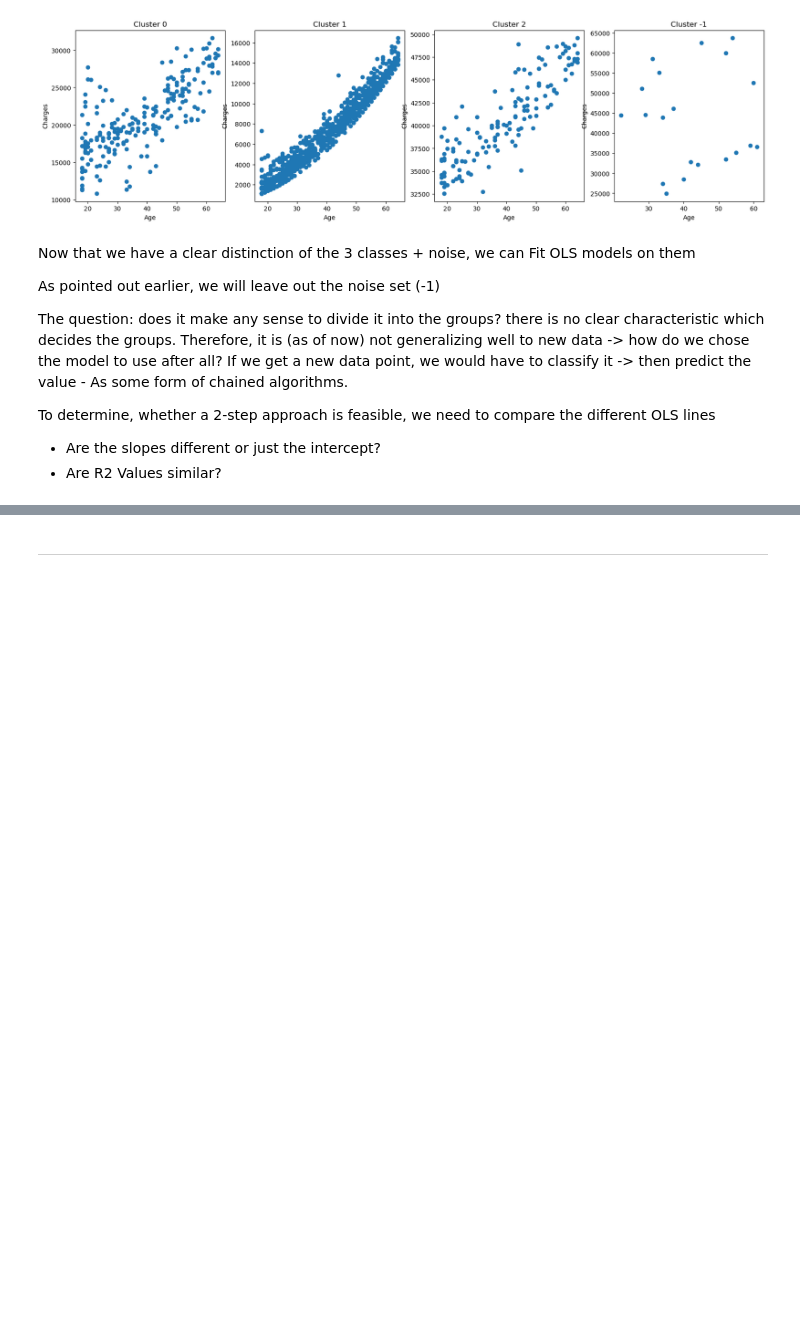
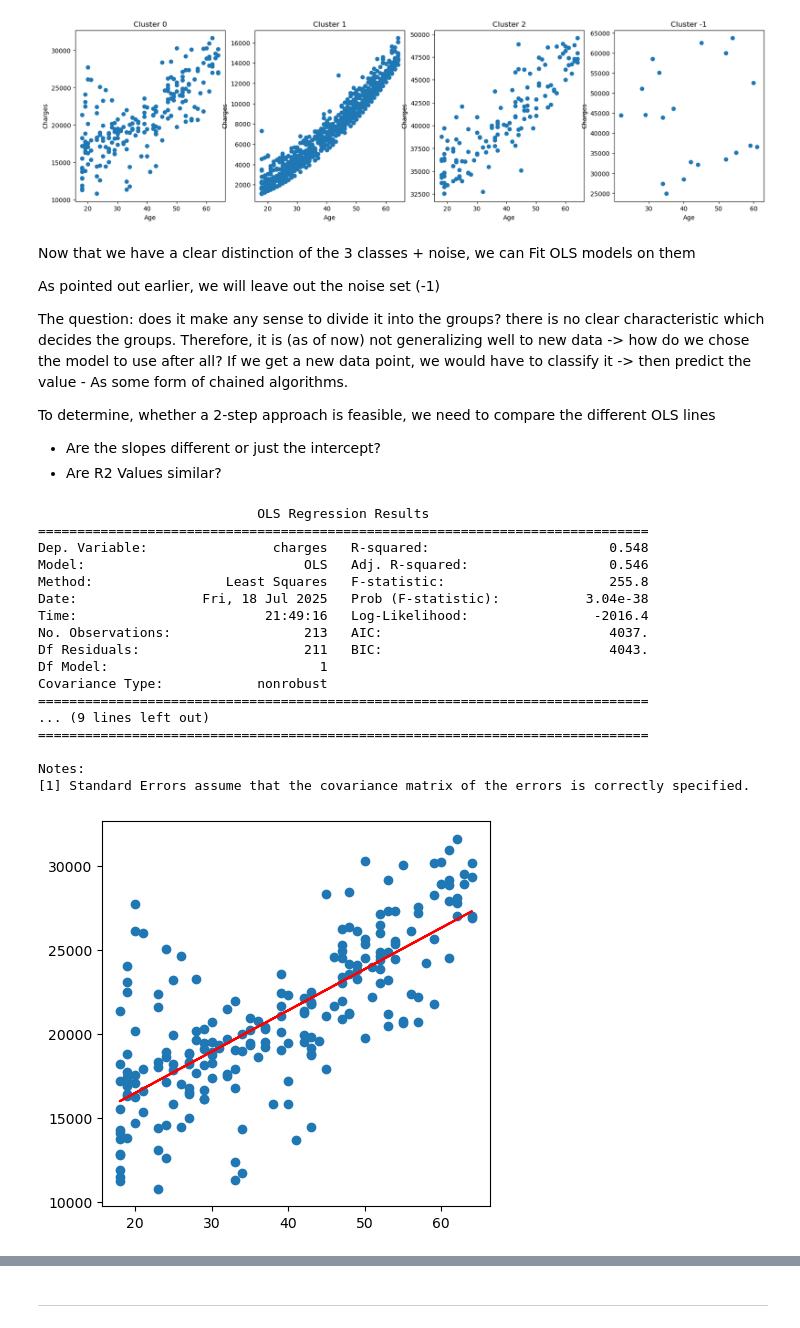
Before and after one commit to MisterSte/MLDA_Gruppenwerk, a Jupyter notebook: insurance.ipynb, the cells around one changed output, grey strips where cells are left out. Cells and saved outputs as stored; diff of their text form; code cells hidden in the pictures; blank space fills up the shorter version.

```diff
--- a/insurance.ipynb
+++ b/insurance.ipynb
@@ -366,3 +431,46 @@ The question: does it make any sense to divide it into the groups? there is no c
 To determine, whether a 2-step approach is feasible, we need to compare the different OLS lines
 - Are the slopes different or just the intercept?
 - Are R2 Values similar?
+# %%
+def lin_reg_cluster_0():
+    global estimate_cluster_0
+
+    # Analysis:
+    # age-charges showed the highest correlation value in the corr_matrix -> OLS
+    X = sm.add_constant(df[df['cluster'] == 0]['age'])
+    y = df[df['cluster'] == 0]['charges']
+
+    model = sm.OLS(y,X)
+    estimate_cluster_0 = model.fit()
+    print(estimate_cluster_0.summary())
+    # The linear regression for age/cahrges shows clear signs of correlation:
+    # p value extremely low (almost 0)
+    # beta_0 at 3165 (intercept)
+    # beta_1 = 257 (slope)
+
+    # plot regression line onto data
+    fig, ax = plt.subplots(figsize=(5,5))
+    plt.scatter(x=df[df['cluster'] == 0]['age'], y=df[df['cluster'] == 0]['charges'])
+    plt.plot(df[df['cluster'] == 0]['age'], estimate_cluster_0.fittedvalues, color='r')
+    plt.show()
+
+lin_reg_cluster_0()
+# %% [output]
+                            OLS Regression Results
+==============================================================================
+Dep. Variable:                charges   R-squared:                       0.548
+Model:                            OLS   Adj. R-squared:                  0.546
+Method:                 Least Squares   F-statistic:                     255.8
+Date:                Fri, 18 Jul 2025   Prob (F-statistic):           3.04e-38
+Time:                        21:49:16   Log-Likelihood:                -2016.4
+No. Observations:                 213   AIC:                             4037.
+Df Residuals:                     211   BIC:                             4043.
+Df Model:                           1
+Covariance Type:            nonrobust
+==============================================================================
+... (9 lines left out)
+==============================================================================
+
+Notes:
+[1] Standard Errors assume that the covariance matrix of the errors is correctly specified.
+[figure, added]
```
Also changed, not shown: parts of 29 cells of this notebook.
